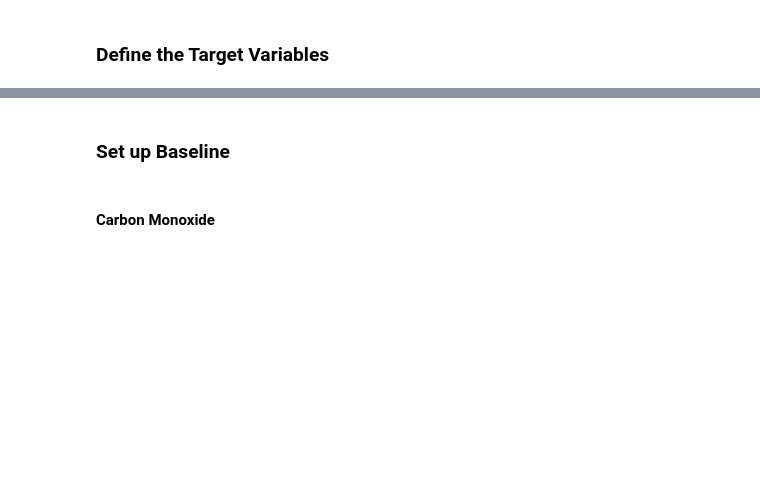
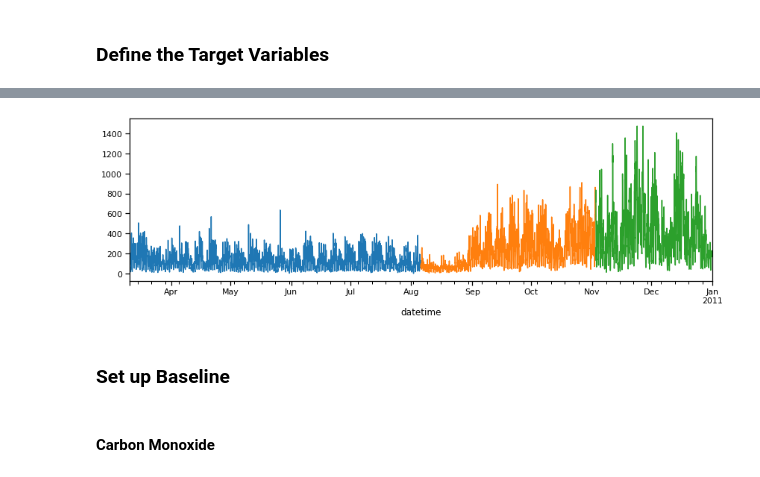
Before and after one commit to Yongliang-Shi/predicting-air-pollution, a Jupyter notebook: MVP.ipynb, the cells around one changed output, grey strips where cells are left out. Drawn from its saved outputs; the diff is of its cells as text; code cells hidden in the pictures; blank space fills up the shorter version.

```diff
--- a/MVP.ipynb
+++ b/MVP.ipynb
@@ -942,6 +966,18 @@ y_test_CH = test['benzene']
 y_train_NO = train['nitrogen_oxides']
 y_validate_NO = validate['nitrogen_oxides']
 y_test_NO = test['nitrogen_oxides']
+# %%
+# Visualize target variable benzene
+
+plt.figure(figsize=(14,4))
+
+y_train_NO.plot()
+y_validate_NO.plot()
+y_test_NO.plot()
+
+plt.show()
+# %% [output]
+[figure, added]
 # %% [markdown]
 ### Set up Baseline
 # %% [markdown]
```
Also changed, not shown: parts of 3 cells of this notebook.
